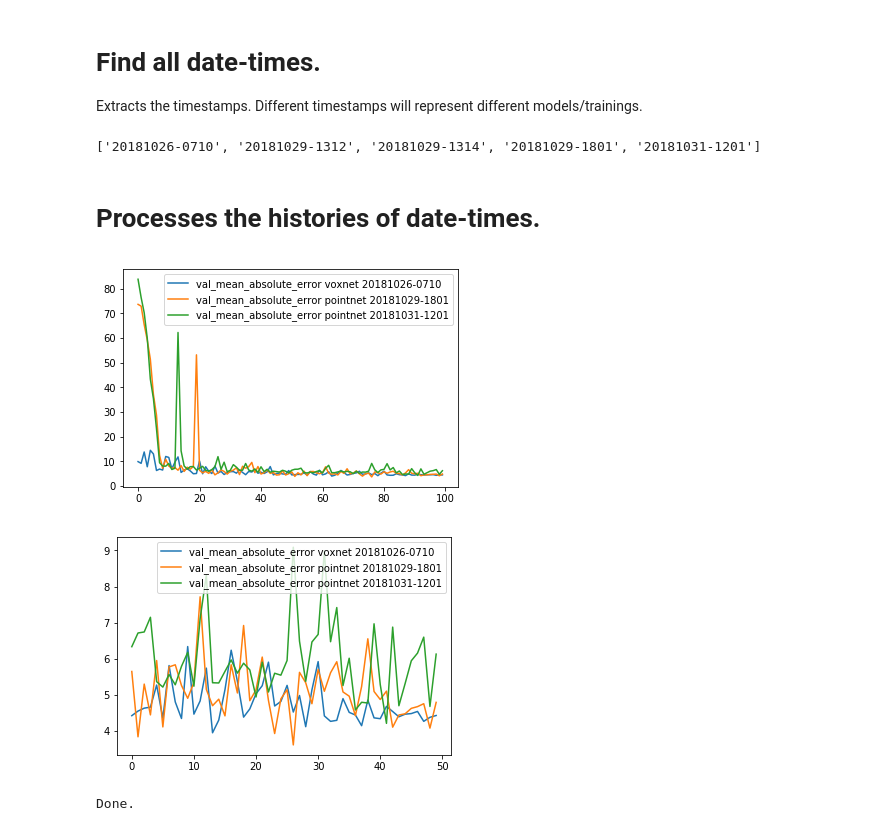
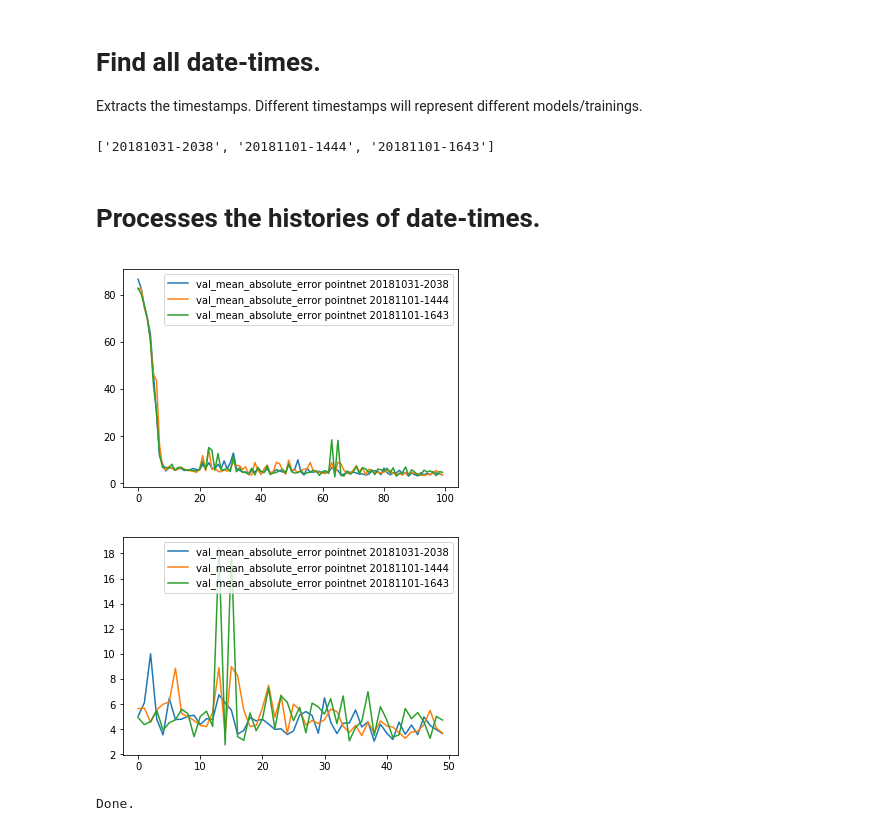
Before and after one commit to synapse-team/cgm-ml, a Jupyter notebook: evaluate_trained_models.ipynb, the cells around one changed output. Cells and saved outputs as stored; diff of their text form; code cells hidden in the pictures.

```diff
--- a/evaluate_trained_models.ipynb
+++ b/evaluate_trained_models.ipynb
@@ -19,39 +19,40 @@ for path in all_paths:
     date_time = date + "-" + time
     date_times.append(date_time)
 date_times = sorted(list(set(date_times)))
+date_times = date_times[-3:]
 print(date_times)
 # %% [output]
-['20181026-0710', '20181029-1312', '20181029-1314', '20181029-1801', '20181031-1201']
+['20181031-2038', '20181101-1444', '20181101-1643']
 # %% [markdown]
 # Processes the histories of date-times.
 # %%
-def plot_date_times(date_times, start_index, key_suffix=None):
+def plot_date_times(date_times, start_index, end_index = 100090, key_suffix=None):
     for date_time in date_times:
 
         # Load all histories for date-time.
         history_paths = [path for path in all_paths if "history" in path and date_time in path]
         histories = []
         for history_path in history_paths:
             history = pickle.load(open(history_path, "rb"))
             histories.append(history)
 
         # Plot the histories.
         for history, history_path in zip(histories, history_paths):
             split = history_path.split("/")[-1].split("-")
             for key in history.keys():
                 if key_suffix != None and key_suffix in key:
-                    plt.plot(history[key][start_index:], label=key + " " + split[2] + " " + date_time)
+                    plt.plot(history[key][start_index:end_index], label=key + " " + split[2] + " " + date_time)
     plt.legend()
     plt.show()
     plt.close()
 
 # Render MAE for whole histories.
-plot_date_times(date_times, start_index=0, key_suffix="val_mean_absolute_error")
+plot_date_times(date_times, start_index=0, end_index=100, key_suffix="val_mean_absolute_error")
 
 # Render MAE for the histories while skipping the first 50 epochs.
-plot_date_times(date_times, start_index=50, key_suffix="val_mean_absolute_error")
+plot_date_times(date_times, start_index=50, end_index=100, key_suffix="val_mean_absolute_error")
 print("Done.")
 # %% [output]
-[figure, old version]
+[figure, new version]
-[figure, old version]
+[figure, new version]
 Done.
```
Also changed, not shown: 3 other files.
